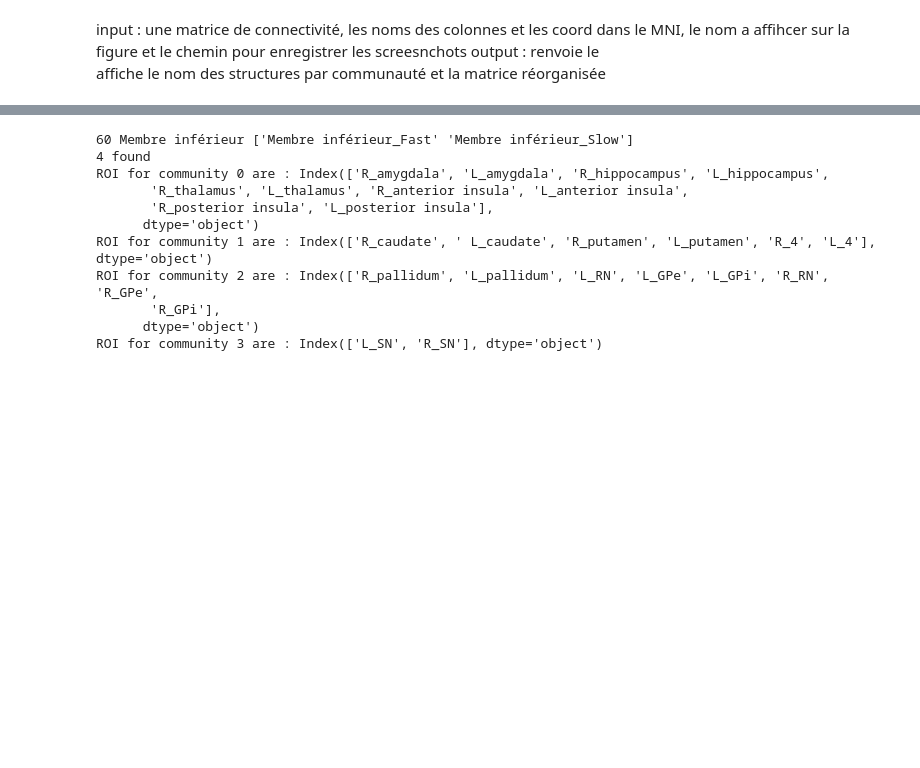
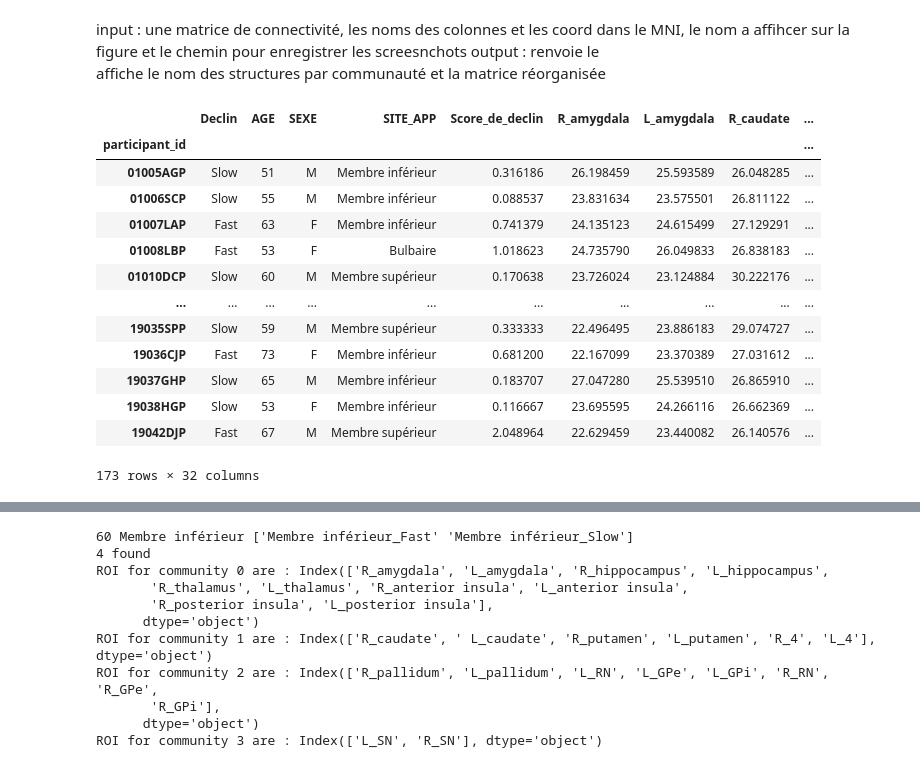
Before and after one commit to RomainViardLille/LiiFE, a Jupyter notebook: PULSE_Graph.ipynb, the cells around one changed output, grey strips where cells are left out. Drawn from its saved outputs; the diff is of its cells as text; code cells hidden in the pictures; blank space fills up the shorter version.

```diff
--- a/PULSE_Graph.ipynb
+++ b/PULSE_Graph.ipynb
@@ -182,3 +184,20 @@ def compare_matrix(matrice1,matrice2,name1,name2,nb_perm,columns,community_pathn
     for couple in highest_indices:
         print(f"la correlation entre {columns[couple[0]]} et {columns[couple[1]]} est de {matrice1.iloc[couple[0],couple[1]]:.3f} pour {name1} et {matrice2.iloc[couple[0],couple[1]]:.3f} pour {name2}  (p_value = {1-dist_sum[couple[0],couple[1]]:.3f})")
     return dist_sum
+# %%
+df
+# %% [output]
+|  | Declin | AGE | SEXE | SITE_APP | Score_de_declin | R_amygdala | L_amygdala | R_caudate | ... |
+| participant_id |  |  |  |  |  |  |  |  | ... |
+| 01005AGP | Slow | 51 | M | Membre inférieur | 0.316186 | 26.198459 | 25.593589 | 26.048285 | ... |
+| 01006SCP | Slow | 55 | M | Membre inférieur | 0.088537 | 23.831634 | 23.575501 | 26.811122 | ... |
+| 01007LAP | Fast | 63 | F | Membre inférieur | 0.741379 | 24.135123 | 24.615499 | 27.129291 | ... |
+| 01008LBP | Fast | 53 | F | Bulbaire | 1.018623 | 24.735790 | 26.049833 | 26.838183 | ... |
+| 01010DCP | Slow | 60 | M | Membre supérieur | 0.170638 | 23.726024 | 23.124884 | 30.222176 | ... |
+| ... | ... | ... | ... | ... | ... | ... | ... | ... | ... |
+| 19035SPP | Slow | 59 | M | Membre supérieur | 0.333333 | 22.496495 | 23.886183 | 29.074727 | ... |
+| 19036CJP | Fast | 73 | F | Membre inférieur | 0.681200 | 22.167099 | 23.370389 | 27.031612 | ... |
+| 19037GHP | Slow | 65 | M | Membre inférieur | 0.183707 | 27.047280 | 25.539510 | 26.865910 | ... |
+| 19038HGP | Slow | 53 | F | Membre inférieur | 0.116667 | 23.695595 | 24.266116 | 26.662369 | ... |
+| 19042DJP | Fast | 67 | M | Membre supérieur | 2.048964 | 22.629459 | 23.440082 | 26.140576 | ... |
+173 rows × 32 columns
```
Also changed, not shown: parts of 2 cells of this notebook, 1 other file.
